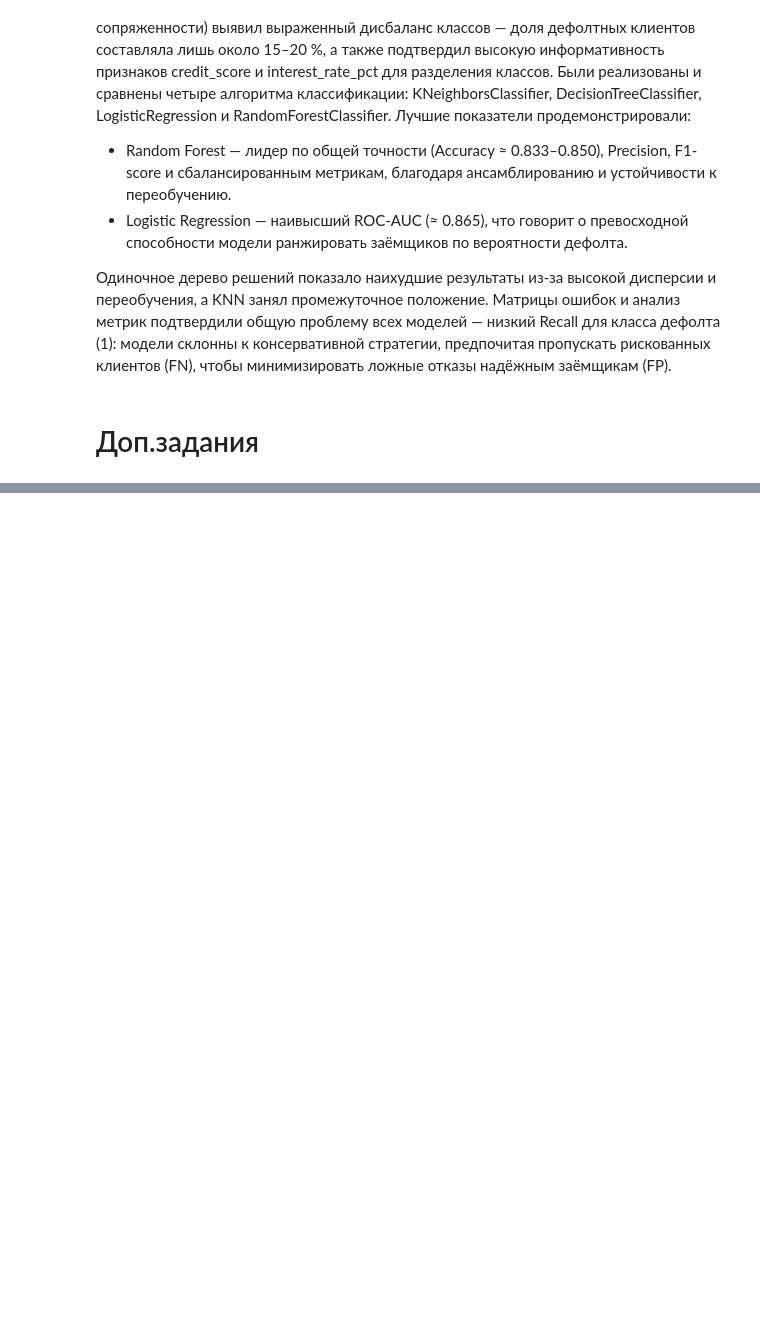
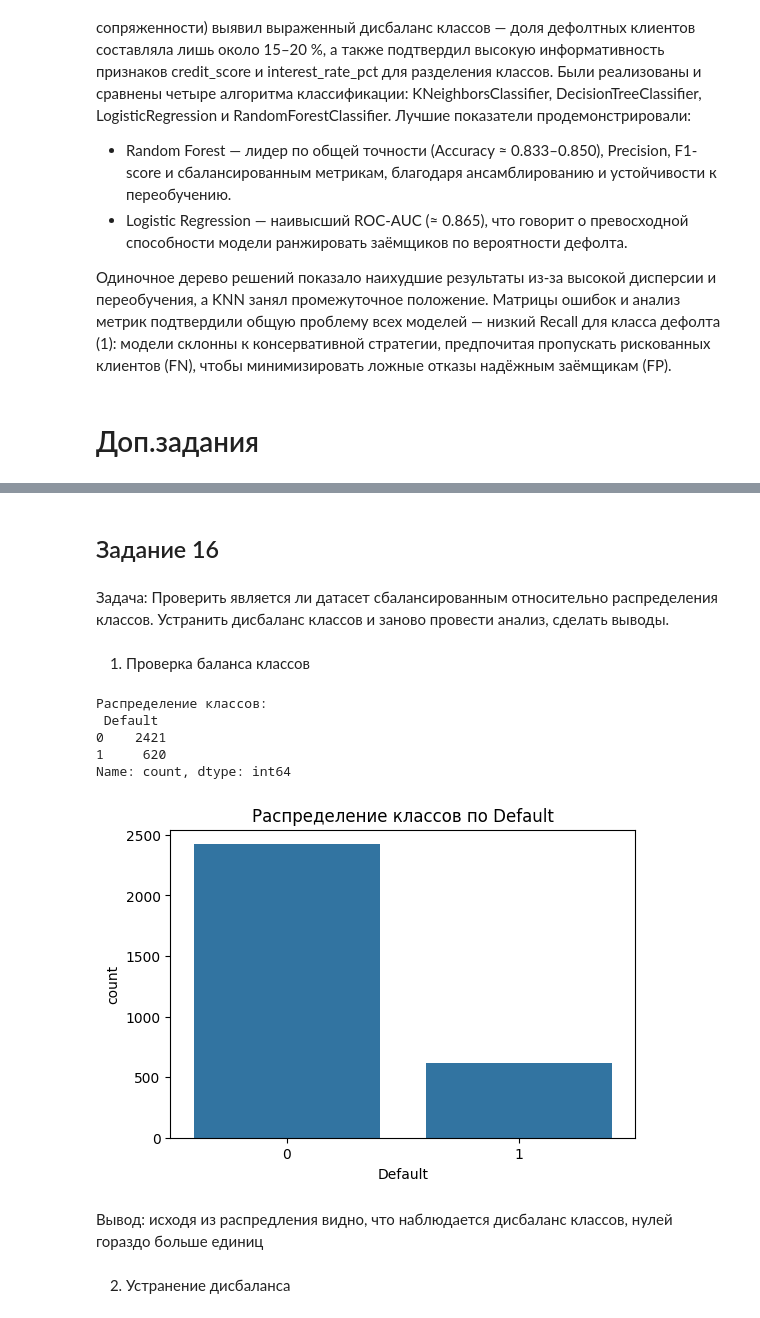
Before and after one commit to smur10/VvAD, a Jupyter notebook: ЛР5_Силенков_4.ipynb, the cells around one changed output, grey strips where cells are left out. Drawn from its saved outputs; the diff is of its cells as text; code cells hidden in the pictures; blank space fills up the shorter version.

```diff
--- a/ЛР5_Силенков_4.ipynb
+++ b/ЛР5_Силенков_4.ipynb
@@ -616,0 +595,27 @@ RandomForestClassifier. Лучшие показатели продемонстр
+# %% [markdown]
+## Задание 16
+# %% [markdown]
+Задача: Проверить является ли датасет сбалансированным относительно распределения классов. Устранить дисбаланс классов и заново провести анализ, сделать выводы.
+# %% [markdown]
+1. Проверка баланса классов
+# %%
+# Подсчёт объектов каждого класса
+class_counts = y.value_counts()
+print("Распределение классов:\n", class_counts)
+
+# Визуализация распределения
+plt.figure(figsize=(6,4))
+sns.countplot(x=y)
+plt.title('Распределение классов по Default')
+plt.show()
+# %% [output]
+Распределение классов:
+ Default
+0    2421
+1     620
+Name: count, dtype: int64
+[figure, added]
+# %% [markdown]
+Вывод: исходя из распредления видно, что наблюдается дисбаланс классов, нулей гораздо больше единиц
+# %% [markdown]
+2. Устранение дисбаланса
```
Also changed, not shown: parts of 39 cells of this notebook.
